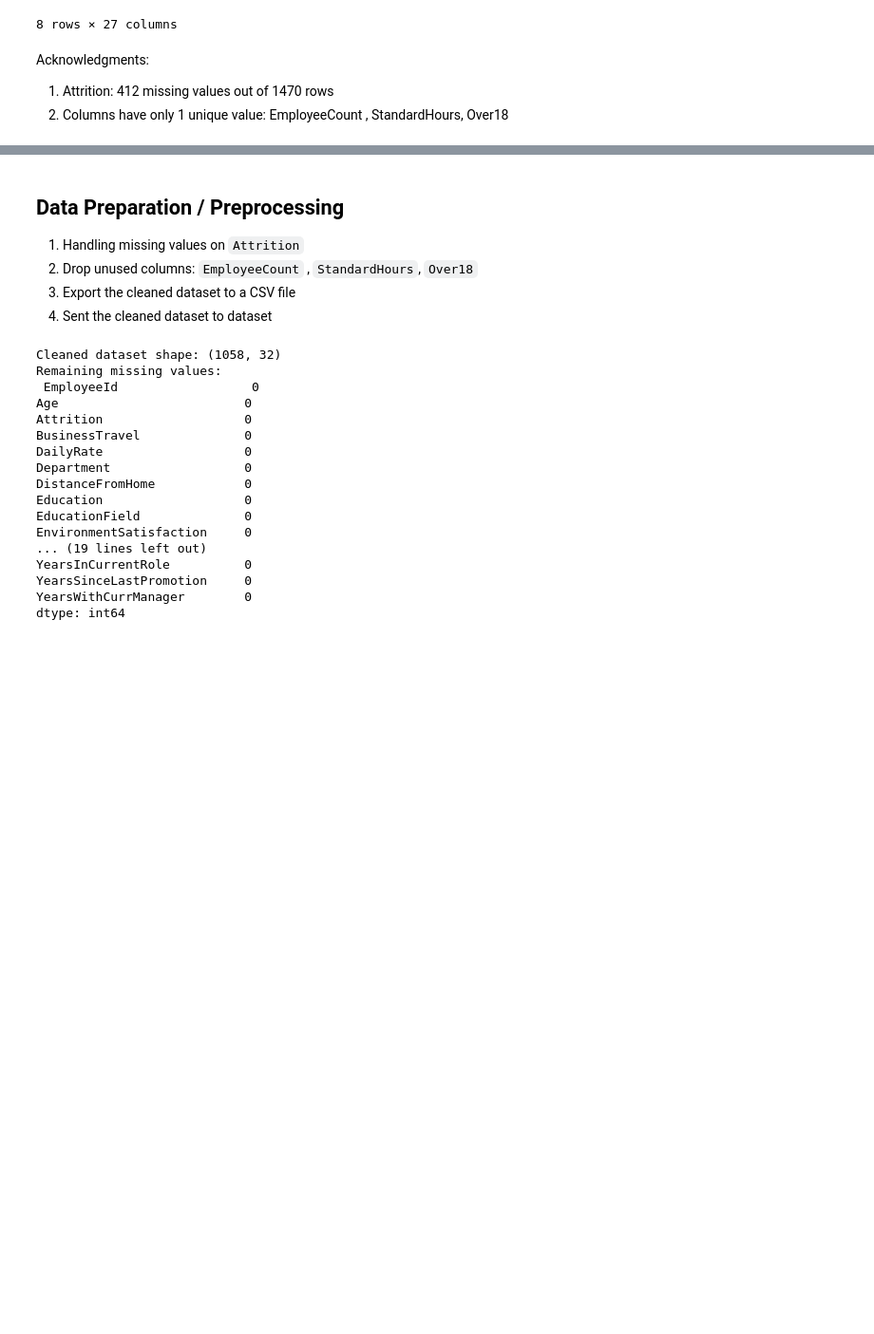
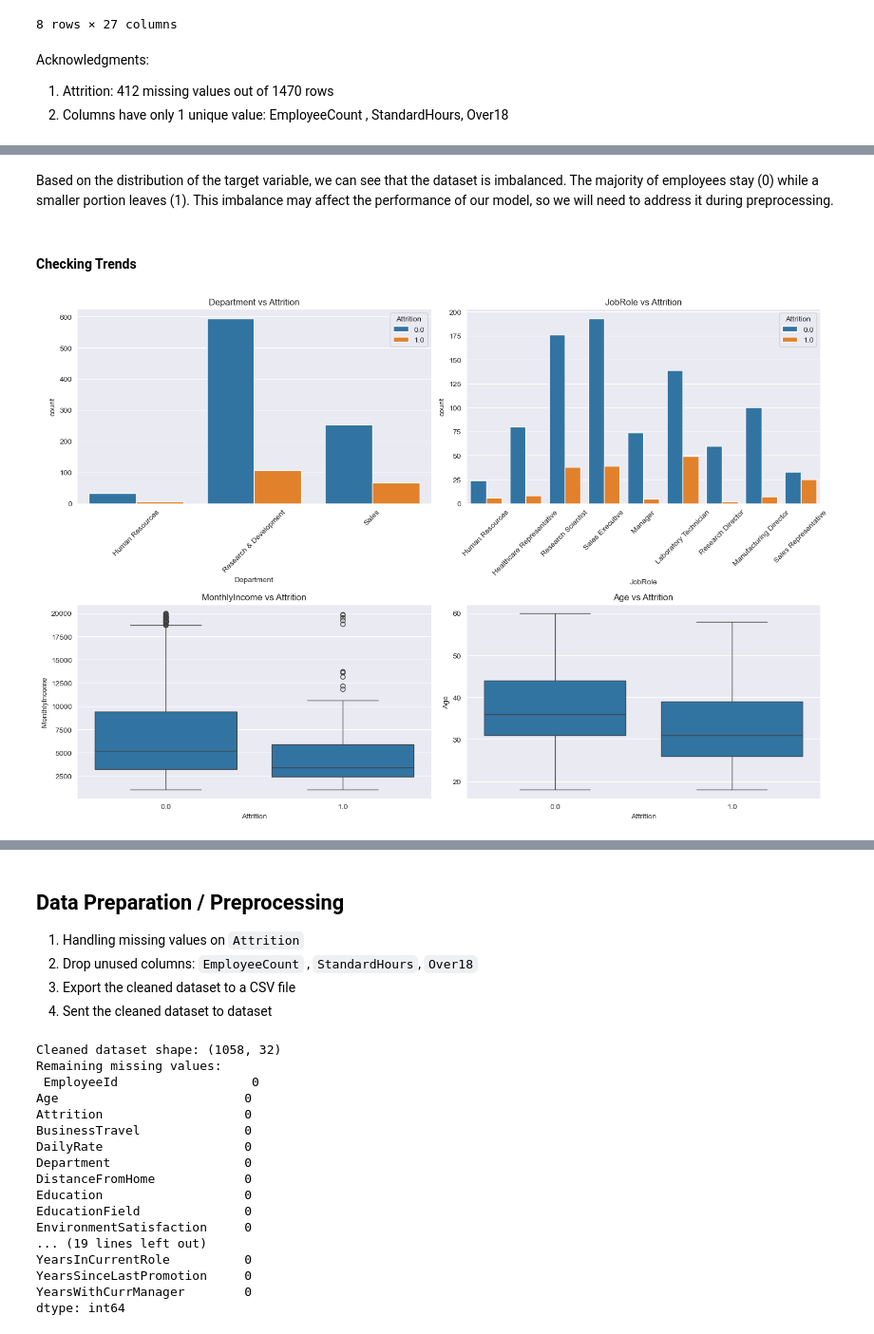
Before and after one commit to HanugaFathurC/Jaya-Jaya-Maju-HR-Attrition, a Jupyter notebook: notebook.ipynb, the cells around one changed output, grey strips where cells are left out. Shown at 95% size. Saved outputs shown, nothing was run; the diff lists cells and outputs as text; code cells hidden in the pictures; blank space fills up the shorter version.

```diff
--- a/notebook.ipynb
+++ b/notebook.ipynb
@@ -153,0 +168,31 @@ Acknowledgments:
+# %% [markdown]
+Based on the distribution of the target variable, we can see that the dataset is imbalanced. The majority of employees stay (0) while a smaller portion leaves (1). This imbalance may affect the performance of our model, so we will need to address it during preprocessing.
+# %% [markdown]
+#### Checking Trends
+# %%
+# Create a figure with subplots
+fig, axes = plt.subplots(2, 2, figsize=(15, 10))
+
+# Plot Department vs Attrition
+sns.countplot(x='Department', hue='Attrition', data=df, ax=axes[0, 0])
+axes[0, 0].set_title('Department vs Attrition')
+axes[0, 0].tick_params(axis='x', rotation=45)
+
+# Plot JobRole vs Attrition
+sns.countplot(x='JobRole', hue='Attrition', data=df, ax=axes[0, 1])
+axes[0, 1].set_title('JobRole vs Attrition')
+axes[0, 1].tick_params(axis='x', rotation=45)
+
+# Plot MonthlyIncome vs Attrition
+sns.boxplot(x='Attrition', y='MonthlyIncome', data=df, ax=axes[1, 0])
+axes[1, 0].set_title('MonthlyIncome vs Attrition')
+
+# Plot Age vs Attrition
+sns.boxplot(x='Attrition', y='Age', data=df, ax=axes[1, 1])
+axes[1, 1].set_title('Age vs Attrition')
+
+# Adjust layout
+plt.tight_layout()
+plt.show()
+# %% [output]
+[figure, added]
```
Also changed, not shown: parts of 8 cells of this notebook, 2 other files.
